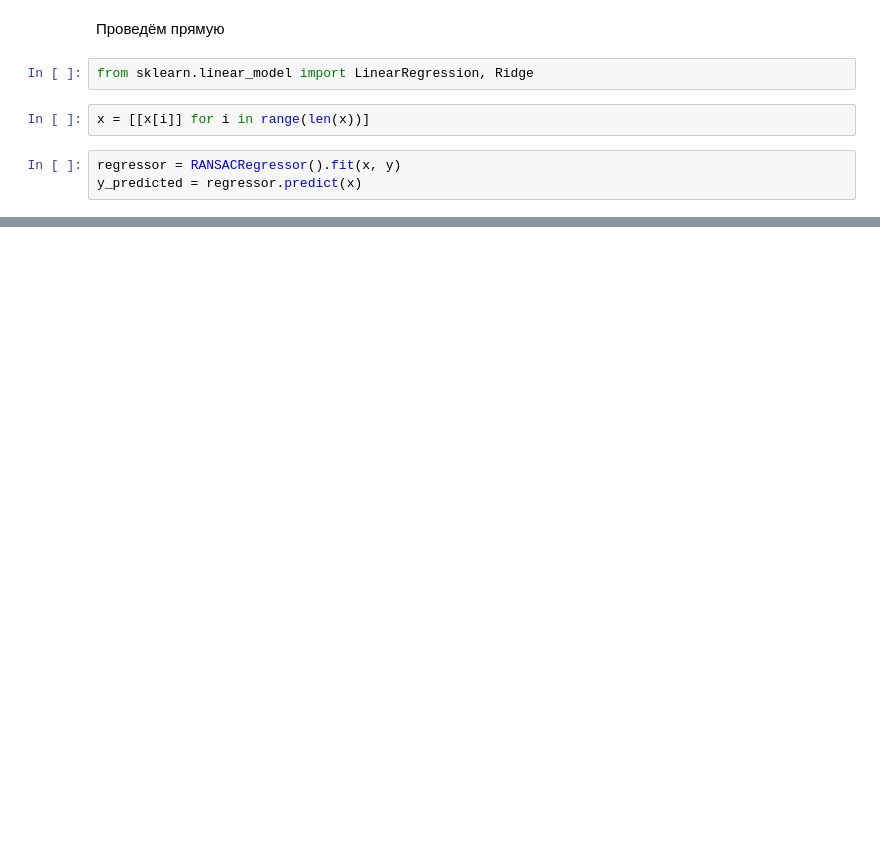
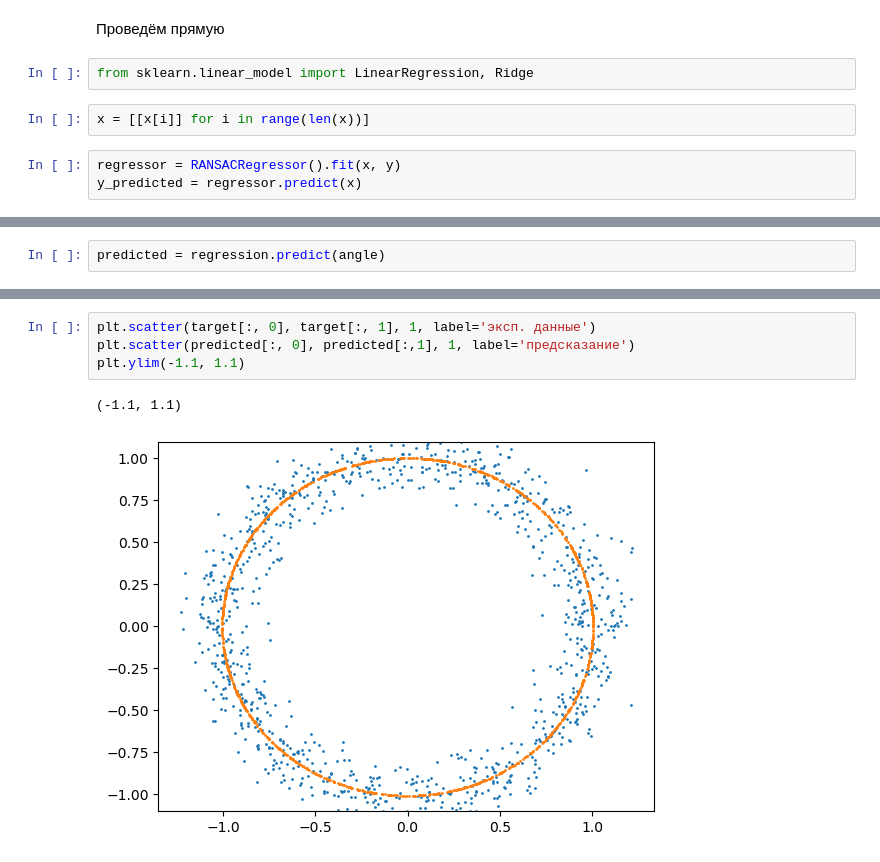
Before and after one commit to EHAT32/inverse, a Jupyter notebook: 2_12/regression.ipynb, the cells around one changed output, grey strips where cells are left out. Saved outputs shown, nothing was run; the diff lists cells and outputs as text; blank space fills up the shorter version.

```diff
--- a/2_12/regression.ipynb
+++ b/2_12/regression.ipynb
@@ -37,0 +69,2 @@ plt.legend()
+# %%
+predicted = regression.predict(angle)
@@ -37,0 +80,7 @@ plt.legend()
+# %%
+plt.scatter(target[:, 0], target[:, 1], 1, label='эксп. данные')
+plt.scatter(predicted[:, 0], predicted[:,1], 1, label='предсказание')
+plt.ylim(-1.1, 1.1)
+# %% [output]
+(-1.1, 1.1)
+[figure, added]
```
Also changed, not shown: parts of 10 cells of this notebook, 1 other file.
